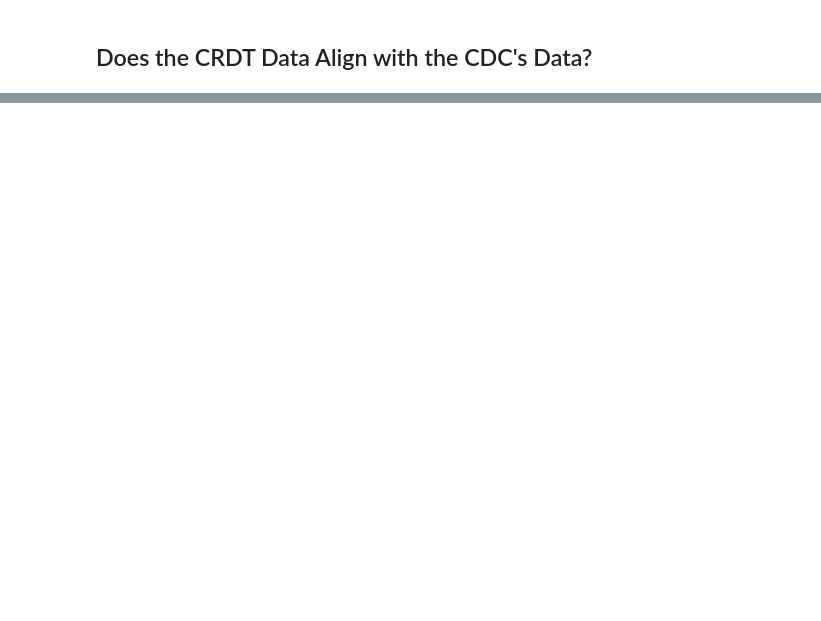
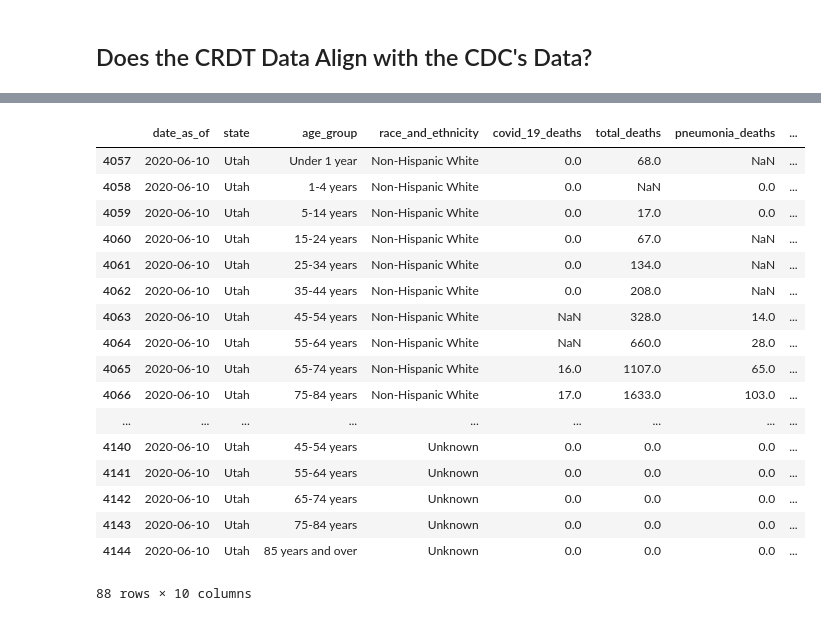
Before and after one commit to COVID19Tracking/analysis, a Jupyter notebook: cdc_racial_data/CDC Racial Data Availability.ipynb, the cells around one changed output, grey strips where cells are left out. Drawn from its saved outputs; the diff is of its cells as text; code cells hidden in the pictures; blank space fills up the shorter version.

```diff
--- a/cdc_racial_data/CDC Racial Data Availability.ipynb
+++ b/cdc_racial_data/CDC Racial Data Availability.ipynb
@@ -67,0 +14,15 @@ array(['Total Deaths', 'Non-Hispanic White', 'Non-Hispanic Black',
+# %%
+def import_cdc_data(filename:str, column_headers=None):
+    df = pd.read_csv(filename, parse_dates=[0])
+    df.drop(["Footnote", "Start week", "End Week"], axis=1, inplace=True)
+    if column_headers is not None:
+        df.columns = column_headers
+    #cdc["covid_deaths"] = cdc["covid_19_deaths"] + cdc["pneumonia_and_covid_19_deaths"]
+    df = df.rename(columns={"date_as_of":"date"})
+    return df.loc[df["state"] != 'United States']
+
+# import cdc data
+cdc3 = import_cdc_data("data/cdc_deaths_by_race_age_20200603.csv")
+cdc10 = import_cdc_data("data/cdc_deaths_by_race_age_20200610.csv", cdc3.columns)
+
+cdc10.head()
@@ -97,0 +195,21 @@ array(['All Ages', 'Under 1 year', '1-4 years', '5-14 years',
+# %%
+cdc10.loc[cdc10["state"] == "Utah"]
+# %% [output]
+|  | date_as_of | state | age_group | race_and_ethnicity | covid_19_deaths | total_deaths | pneumonia_deaths | ... |
+| 4057 | 2020-06-10 | Utah | Under 1 year | Non-Hispanic White | 0.0 | 68.0 | NaN | ... |
+| 4058 | 2020-06-10 | Utah | 1-4 years | Non-Hispanic White | 0.0 | NaN | 0.0 | ... |
+| 4059 | 2020-06-10 | Utah | 5-14 years | Non-Hispanic White | 0.0 | 17.0 | 0.0 | ... |
+| 4060 | 2020-06-10 | Utah | 15-24 years | Non-Hispanic White | 0.0 | 67.0 | NaN | ... |
+| 4061 | 2020-06-10 | Utah | 25-34 years | Non-Hispanic White | 0.0 | 134.0 | NaN | ... |
+| 4062 | 2020-06-10 | Utah | 35-44 years | Non-Hispanic White | 0.0 | 208.0 | NaN | ... |
+| 4063 | 2020-06-10 | Utah | 45-54 years | Non-Hispanic White | NaN | 328.0 | 14.0 | ... |
+| 4064 | 2020-06-10 | Utah | 55-64 years | Non-Hispanic White | NaN | 660.0 | 28.0 | ... |
+| 4065 | 2020-06-10 | Utah | 65-74 years | Non-Hispanic White | 16.0 | 1107.0 | 65.0 | ... |
+| 4066 | 2020-06-10 | Utah | 75-84 years | Non-Hispanic White | 17.0 | 1633.0 | 103.0 | ... |
+| ... | ... | ... | ... | ... | ... | ... | ... | ... |
+| 4140 | 2020-06-10 | Utah | 45-54 years | Unknown | 0.0 | 0.0 | 0.0 | ... |
+| 4141 | 2020-06-10 | Utah | 55-64 years | Unknown | 0.0 | 0.0 | 0.0 | ... |
+| 4142 | 2020-06-10 | Utah | 65-74 years | Unknown | 0.0 | 0.0 | 0.0 | ... |
+| 4143 | 2020-06-10 | Utah | 75-84 years | Unknown | 0.0 | 0.0 | 0.0 | ... |
+| 4144 | 2020-06-10 | Utah | 85 years and over | Unknown | 0.0 | 0.0 | 0.0 | ... |
+88 rows × 10 columns
```
Also changed, not shown: parts of 27 cells of this notebook, 7 other files.
